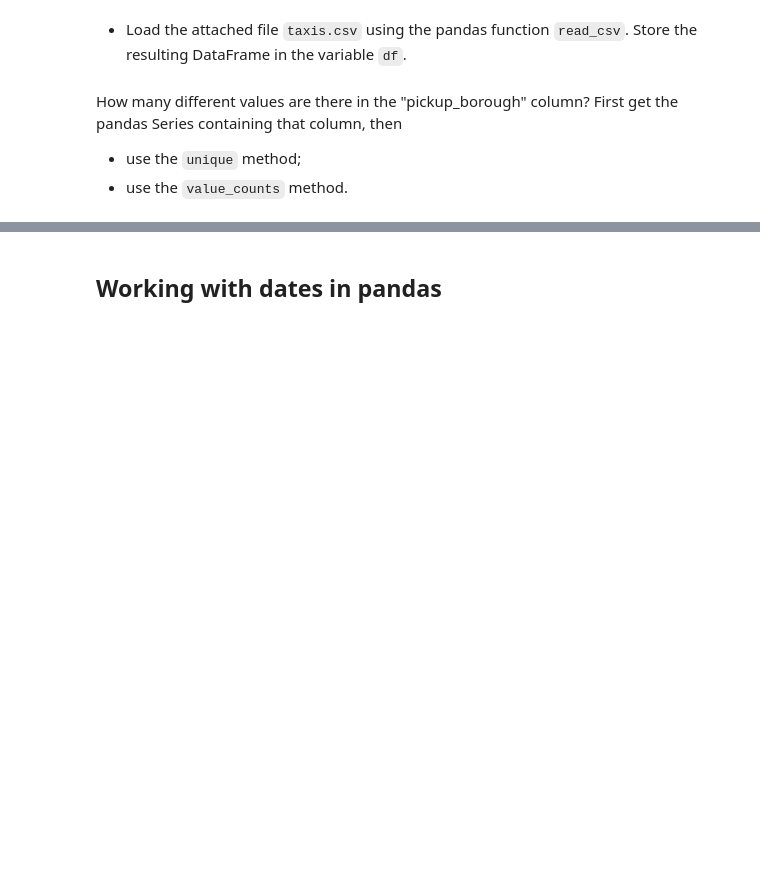
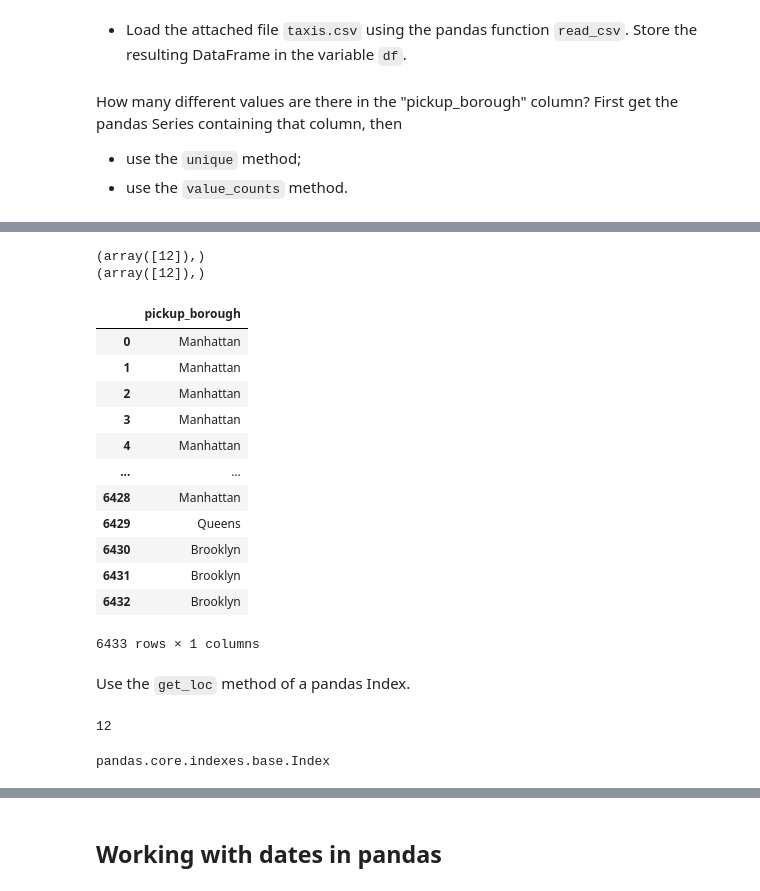
Before and after one commit to yutongo/UCI_MATH10_F23, a Jupyter notebook: _sources/Week2/Week_2_Wednesday.ipynb, the cells around one changed output, grey strips where cells are left out. Cells and saved outputs as stored; diff of their text form; code cells hidden in the pictures; blank space fills up the shorter version.

```diff
--- a/_sources/Week2/Week_2_Wednesday.ipynb
+++ b/_sources/Week2/Week_2_Wednesday.ipynb
@@ -131,0 +82,5 @@ value_counts(values, sort: 'bool' = True, ascending: 'bool' = False, normalize:
+# %%
+# boolean
+label_ba = df.columns == 'pickup_borough'
+print(label_ba)
+print(type(label_ba))
@@ -131,0 +95,33 @@ value_counts(values, sort: 'bool' = True, ascending: 'bool' = False, normalize:
+# %%
+import numpy as np
+print(np.nonzero(label_ba))
+print(np.where(label_ba))
+# %% [output]
+(array([12]),)
+(array([12]),)
+# %%
+df.loc[:,label_ba]
+# %% [output]
+|  | pickup_borough |
+| 0 | Manhattan |
+| 1 | Manhattan |
+| 2 | Manhattan |
+| 3 | Manhattan |
+| 4 | Manhattan |
+| ... | ... |
+| 6428 | Manhattan |
+| 6429 | Queens |
+| 6430 | Brooklyn |
+| 6431 | Brooklyn |
+| 6432 | Brooklyn |
+6433 rows × 1 columns
+# %% [markdown]
+Use the `get_loc` method of a pandas Index.
+# %%
+df.columns.get_loc('pickup_borough')
+# %% [output]
+12
+# %%
+type(df.columns)
+# %% [output]
+pandas.core.indexes.base.Index
```
Also changed, not shown: parts of 85 cells of this notebook, 11 other files.
